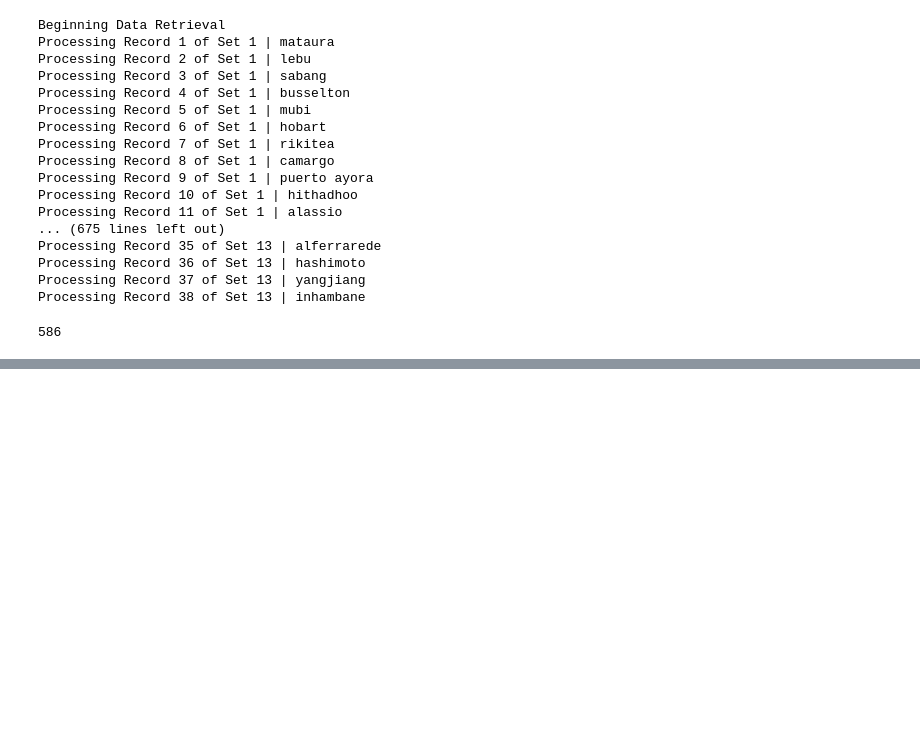
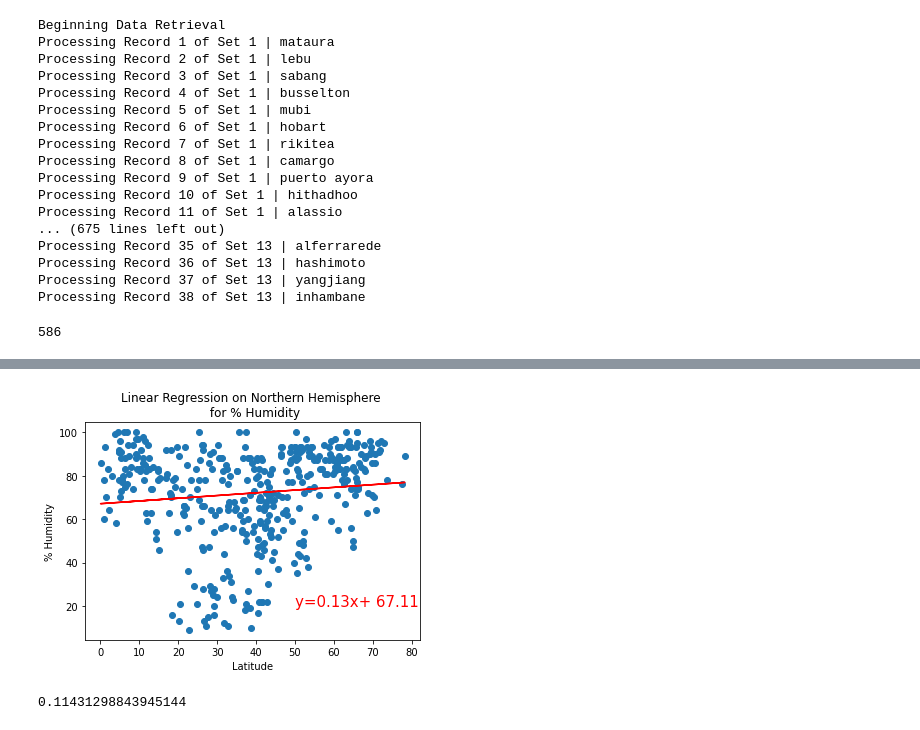
Before and after one commit to noelpdot/World_Weather_Analysis, a Jupyter notebook: WeatherPy.ipynb, the cells around one changed output, grey strips where cells are left out. Saved outputs shown, nothing was run; the diff lists cells and outputs as text; code cells hidden in the pictures; blank space fills up the shorter version.

```diff
--- a/WeatherPy.ipynb
+++ b/WeatherPy.ipynb
@@ -279,0 +335,11 @@ plt.show()
+# %%
+# Linear regressions on the nothern hemisphere Lat Vs Humidity
+x_values = north_hemi_df['Lat']
+y_values = north_hemi_df['Humidity']
+
+# Call the Function
+plot_linear_regression(x_values, y_values,
+                       'Linear Regression on Northern Hemisphere \n for % Humidity', '% Humidity', (50,20))
+# %% [output]
+[figure, added]
+0.11431298843945144
```
Also changed, not shown: parts of 17 cells of this notebook.
